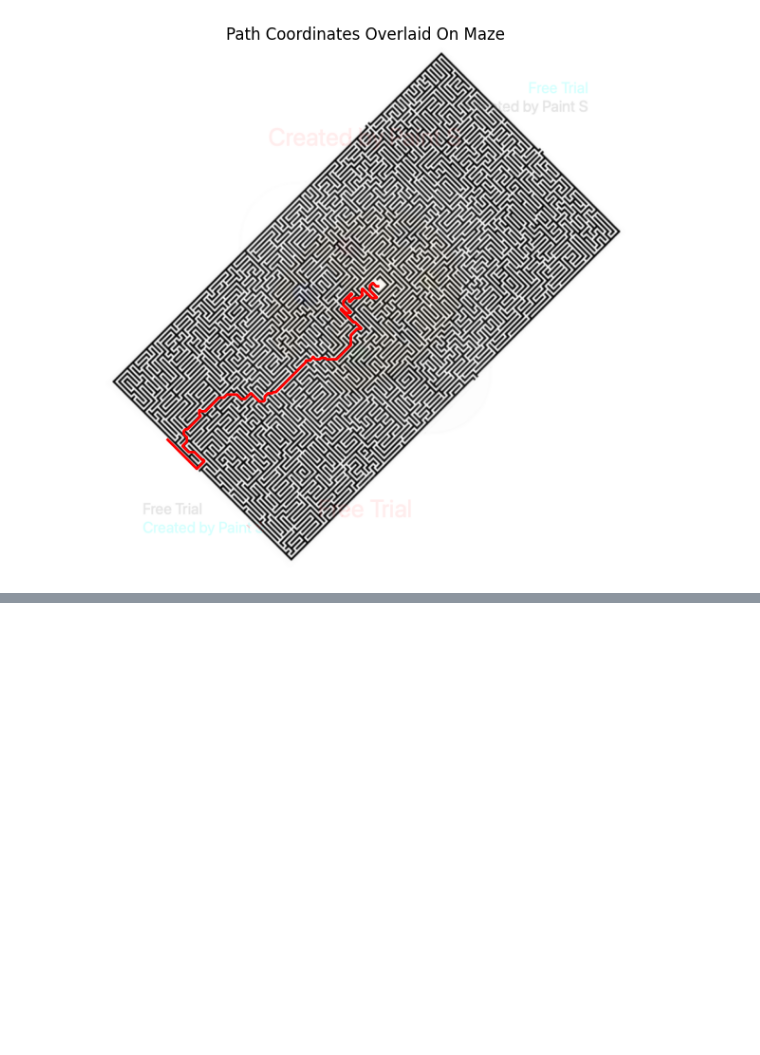
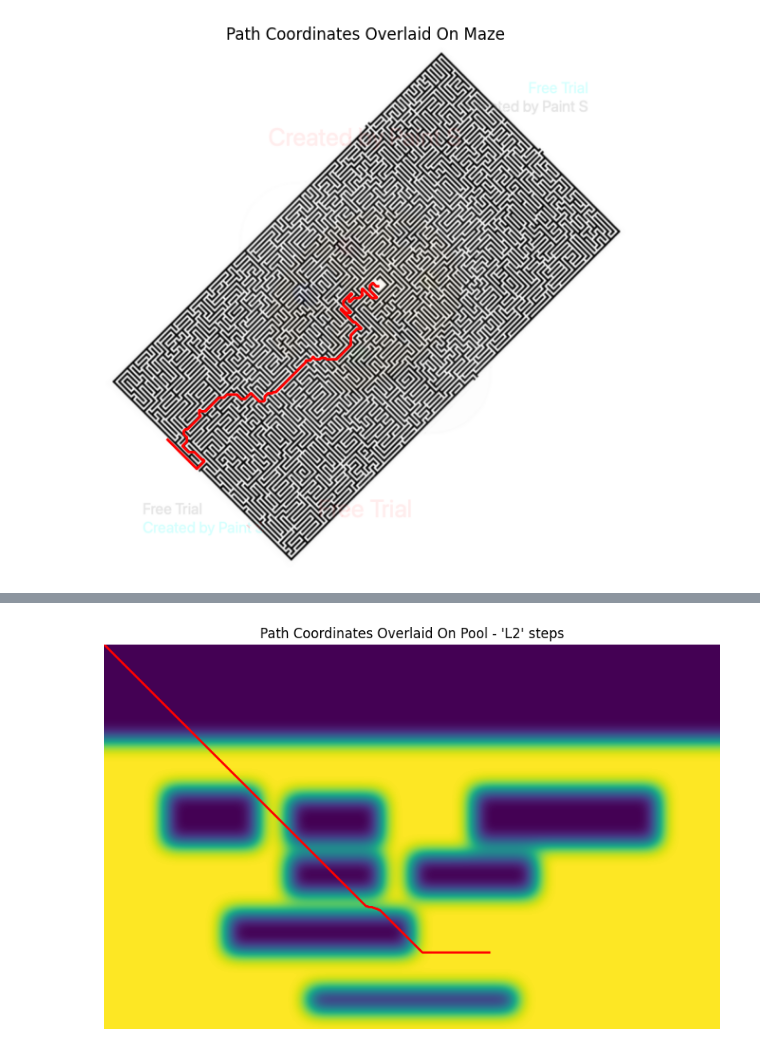
Before and after one commit to DanDanielElgarici/GCV-HW3, a Jupyter notebook: Part1.ipynb, the cells around one changed output, grey strips where cells are left out. Cells and saved outputs as stored; diff of their text form; code cells hidden in the pictures; blank space fills up the shorter version.

```diff
--- a/Part1.ipynb
+++ b/Part1.ipynb
@@ -124,0 +171,5 @@ plot_path_on_maze(rotated_maze_path, ROTATED_MAZE_PATH)
+# %%
+l2_pool_path = back_trace_shortest_path(pool_distance_map, OUTSIDE_POOL, INSIDE_POOL)
+plot_path_on_image(l2_pool_path, pool_data.get('n'), title="Pool - 'L2' steps", load_from_path=False)
+# %% [output]
+[figure, added]
```
Also changed, not shown: parts of 10 cells of this notebook.
